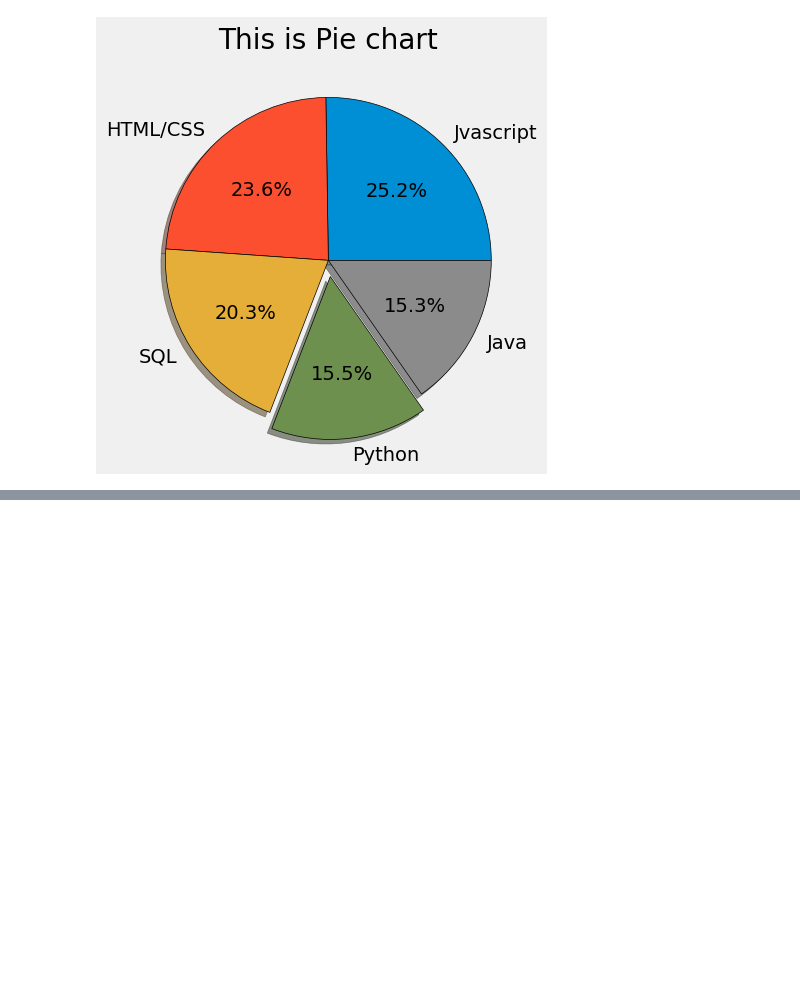
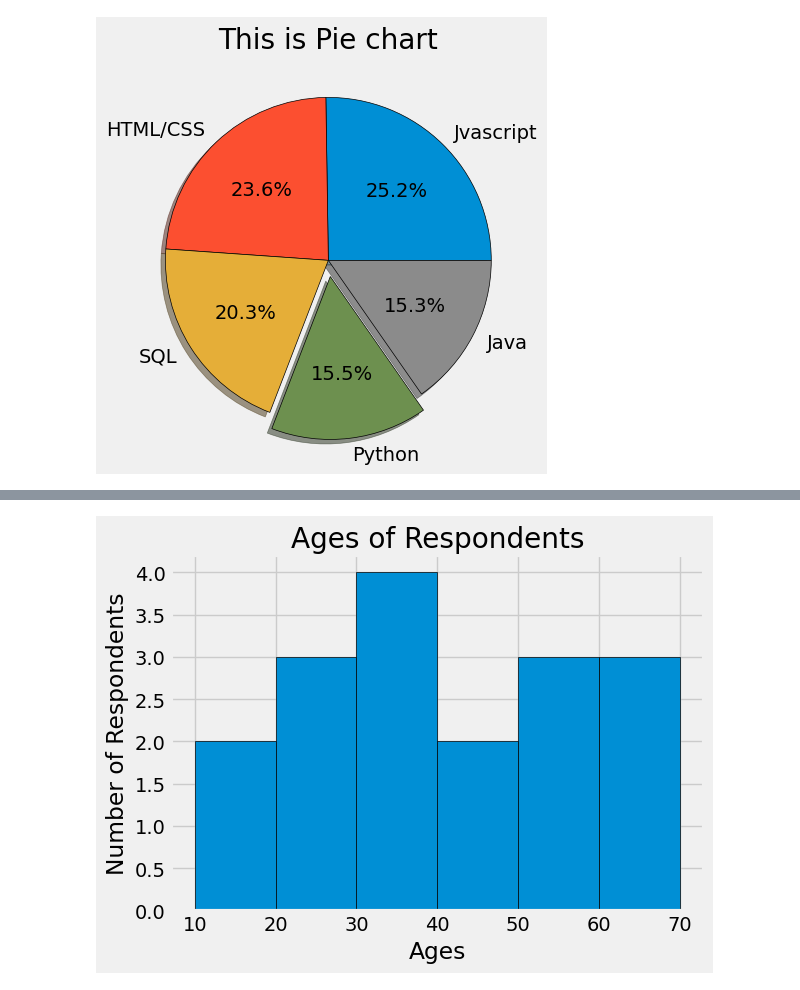
Before and after one commit to Mostafij-k/Python-Learning, a Jupyter notebook: Data/MatplotLib.ipynb, the cells around one changed output, grey strips where cells are left out. Saved outputs shown, nothing was run; the diff lists cells and outputs as text; code cells hidden in the pictures; blank space fills up the shorter version.

```diff
--- a/Data/MatplotLib.ipynb
+++ b/Data/MatplotLib.ipynb
@@ -105,0 +123,14 @@ plt.show()
+# %%
+# Histogram
+from matplotlib import pyplot as plt
+plt.style.use("fivethirtyeight")
+ages=18,19,20,25,31,34,32,40,36,50,54,51,48,60,65,70,23,71
+bins=10,20,30,40,50,60,70
+plt.hist(ages,bins=bins, edgecolor='black')
+plt.title('Ages of Respondents')
+plt.xlabel('Ages')
+plt.ylabel('Number of Respondents')
+plt.tight_layout()
+plt.show()
+# %% [output]
+[figure, added]
```
Also changed, not shown: parts of 2 cells of this notebook, 1 other file.
